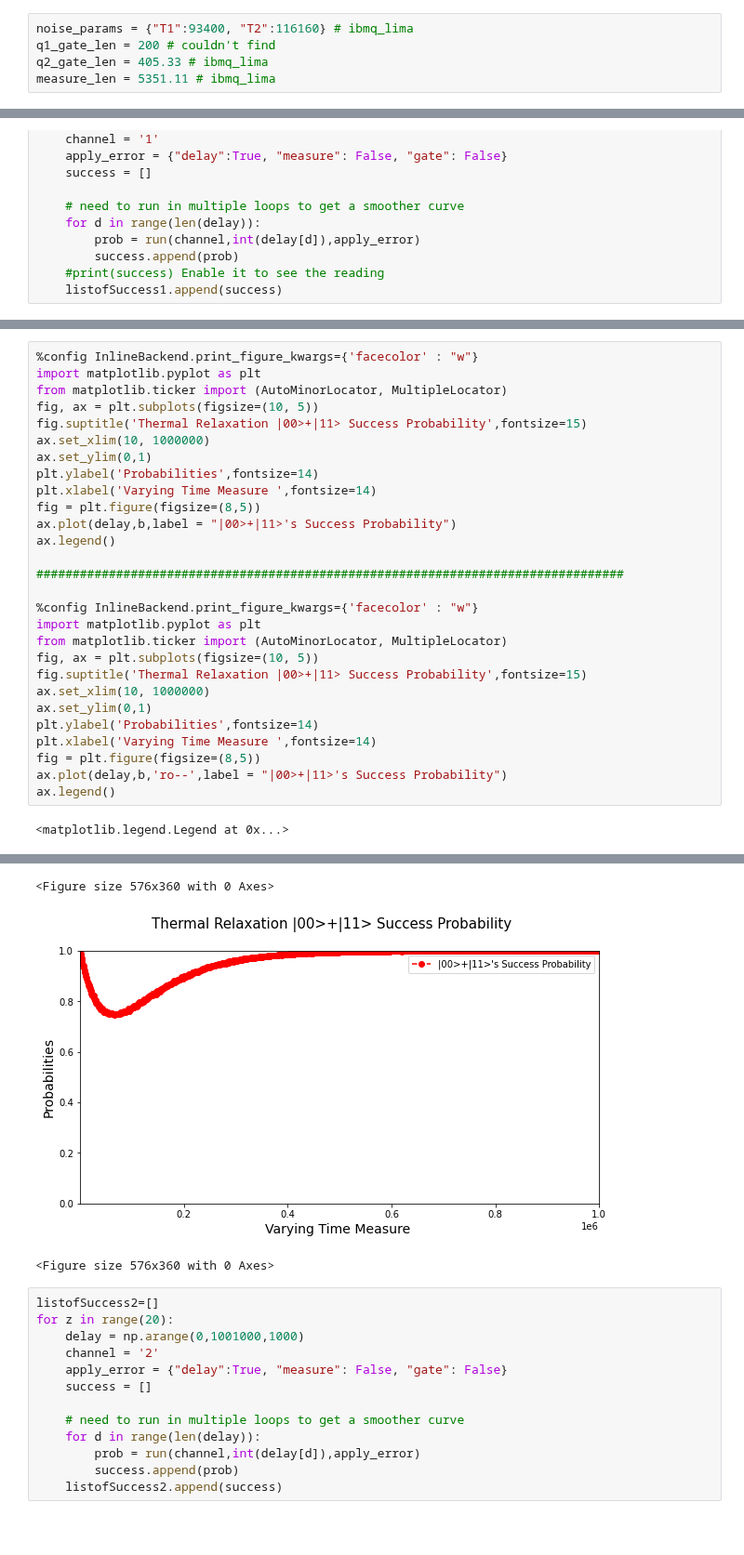
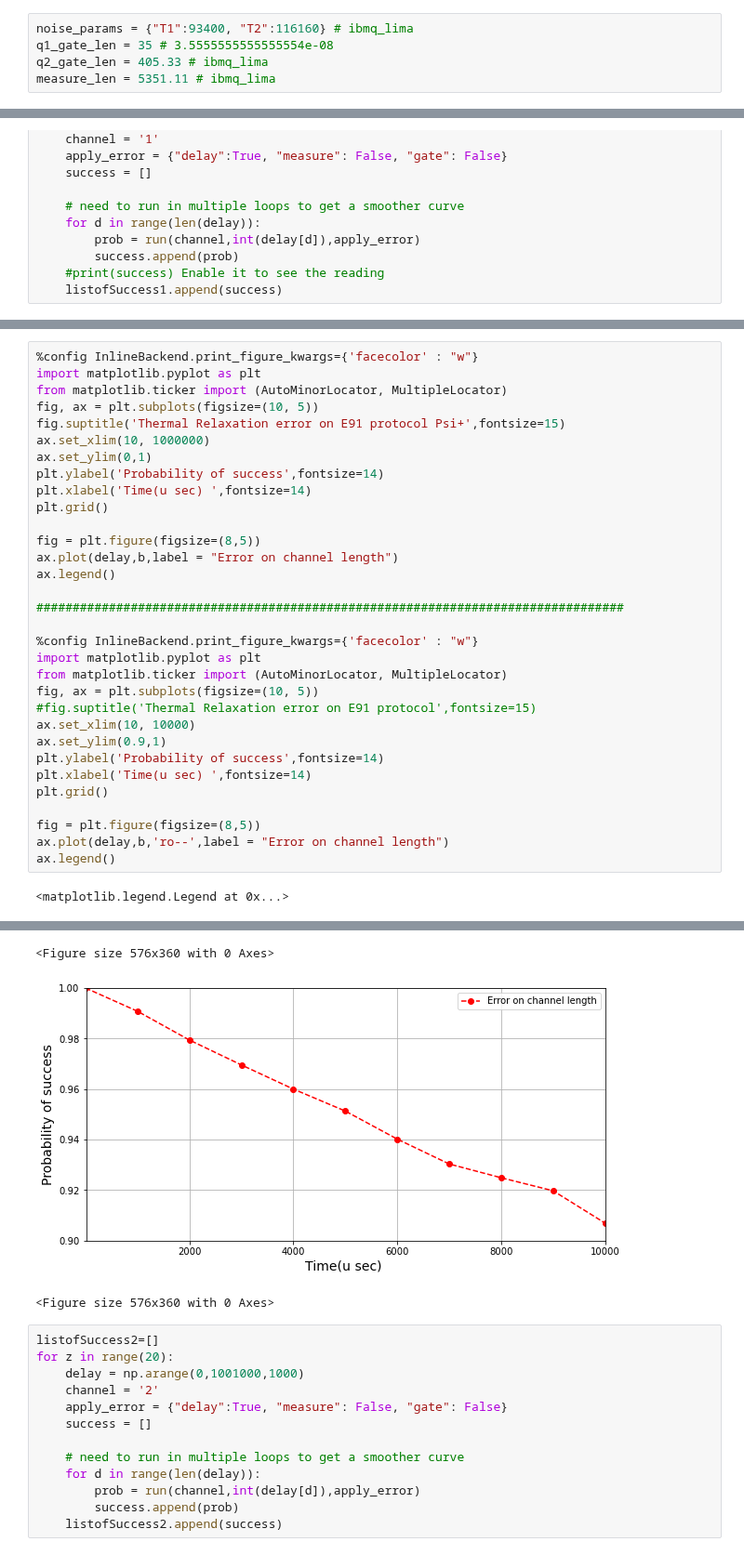
Before and after one commit to bishwajitprasadgond/Amplitude-damping-error-on-Quantum-Key-Distribution-Protocols-Effect-and-A-Probable-Bypass, a Jupyter notebook: E91/E91 (20 Time Average Graph).ipynb, the cells around one changed output, grey strips where cells are left out. Shown at 93% size. Drawn from its saved outputs; the diff is of its cells as text; blank space fills up the shorter version.

```diff
--- a/E91/E91 (20 Time Average Graph).ipynb
+++ b/E91/E91 (20 Time Average Graph).ipynb
@@ -108,7 +108,7 @@ make_noise({"T1":188000, "T2":190000}, 100, 1000, 3000, 5000,
 <NoiseModel on ['measure', 'delay']>
 # %%
 noise_params = {"T1":93400, "T2":116160} # ibmq_lima
-q1_gate_len = 200 # couldn't find
+q1_gate_len = 35 # 3.5555555555555554e-08
 q2_gate_len = 405.33 # ibmq_lima
 measure_len = 5351.11 # ibmq_lima
 # %%
@@ -189,13 +184,15 @@ plt.show()
 import matplotlib.pyplot as plt
 from matplotlib.ticker import (AutoMinorLocator, MultipleLocator)
 fig, ax = plt.subplots(figsize=(10, 5))
-fig.suptitle('Thermal Relaxation |00>+|11> Success Probability',fontsize=15)
+fig.suptitle('Thermal Relaxation error on E91 protocol Psi+',fontsize=15)
 ax.set_xlim(10, 1000000)
 ax.set_ylim(0,1)
-plt.ylabel('Probabilities',fontsize=14)
-plt.xlabel('Varying Time Measure ',fontsize=14)
+plt.ylabel('Probability of success',fontsize=14)
+plt.xlabel('Time(u sec) ',fontsize=14)
+plt.grid()
+
 fig = plt.figure(figsize=(8,5))
-ax.plot(delay,b,label = "|00>+|11>'s Success Probability")
+ax.plot(delay,b,label = "Error on channel length")
 ax.legend()
 
 #################################################################################
@@ -204,13 +201,15 @@ ax.legend()
 import matplotlib.pyplot as plt
 from matplotlib.ticker import (AutoMinorLocator, MultipleLocator)
 fig, ax = plt.subplots(figsize=(10, 5))
-fig.suptitle('Thermal Relaxation |00>+|11> Success Probability',fontsize=15)
-ax.set_xlim(10, 1000000)
-ax.set_ylim(0,1)
-plt.ylabel('Probabilities',fontsize=14)
-plt.xlabel('Varying Time Measure ',fontsize=14)
+#fig.suptitle('Thermal Relaxation error on E91 protocol',fontsize=15)
+ax.set_xlim(10, 10000)
+ax.set_ylim(0.9,1)
+plt.ylabel('Probability of success',fontsize=14)
+plt.xlabel('Time(u sec) ',fontsize=14)
+plt.grid()
+
 fig = plt.figure(figsize=(8,5))
-ax.plot(delay,b,'ro--',label = "|00>+|11>'s Success Probability")
+ax.plot(delay,b,'ro--',label = "Error on channel length")
 ax.legend()
 # %% [output]
 <matplotlib.legend.Legend at 0x...>
@@ -218,5 +217,5 @@ ax.legend()
 <Figure size 576x360 with 0 Axes>
-[figure, old version]
+[figure, new version]
 <Figure size 576x360 with 0 Axes>
 # %%
 listofSuccess2=[]
```
Also changed, not shown: parts of 29 cells of this notebook.
